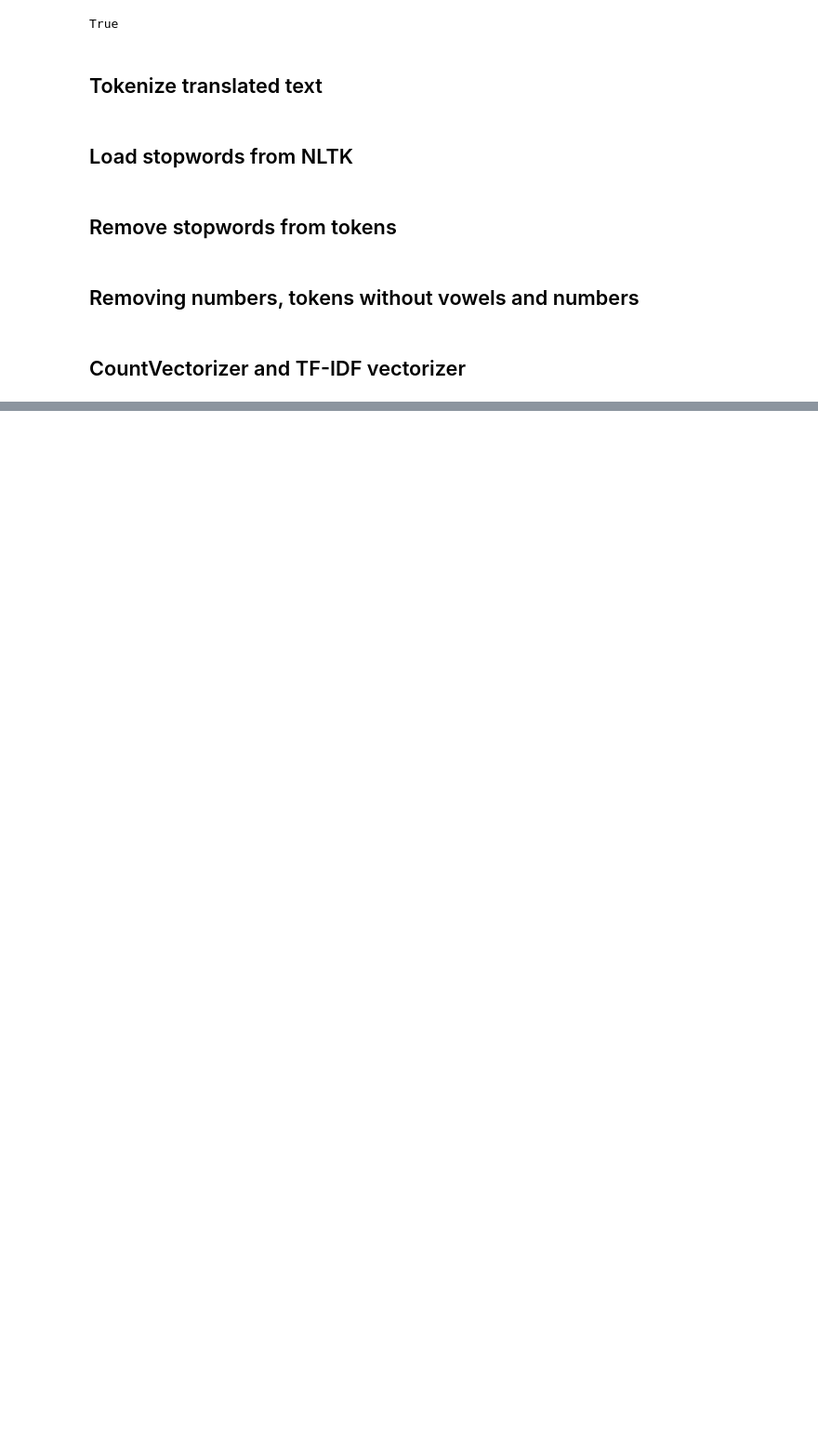
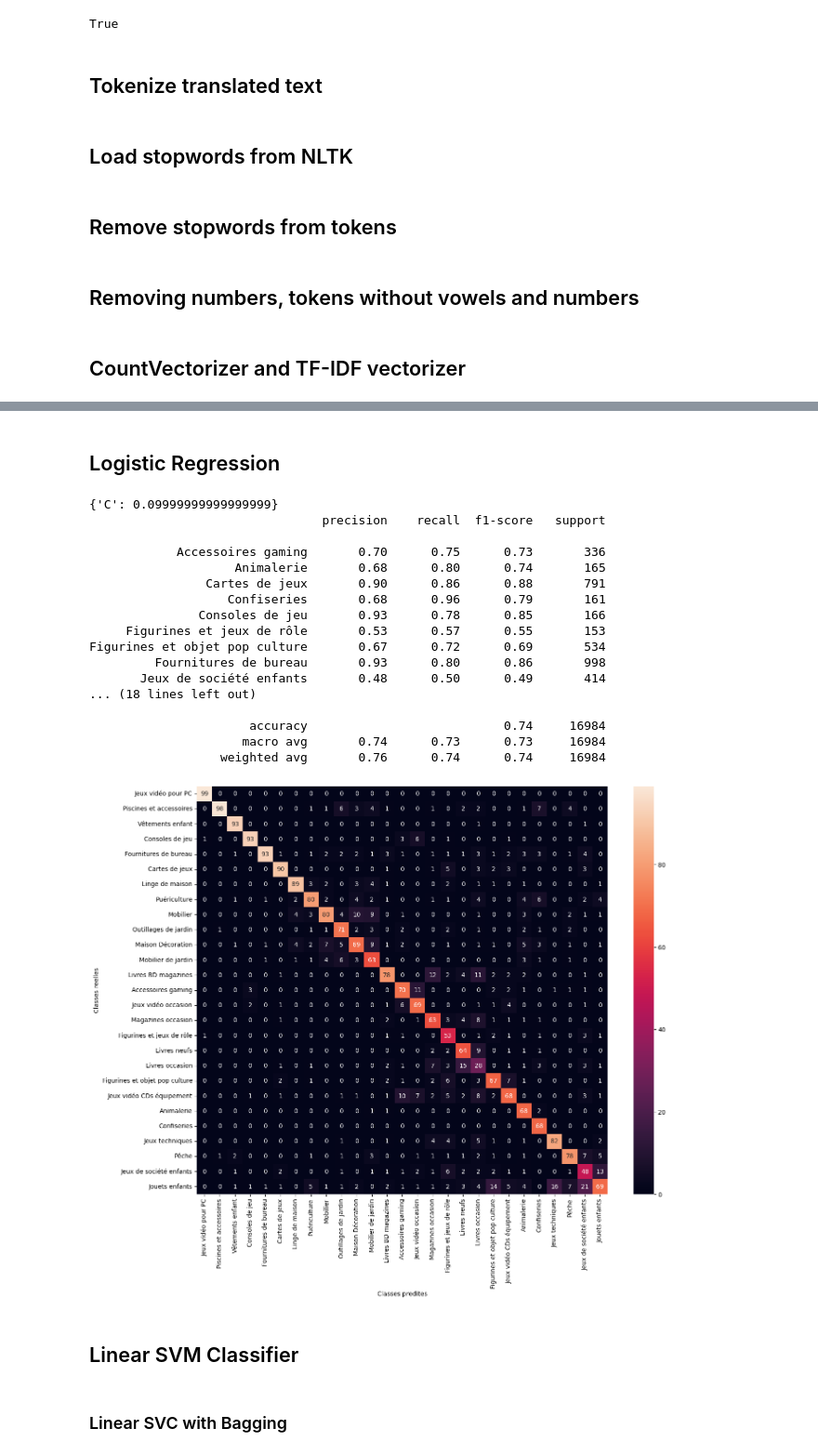
Before and after one commit to Konarovic/Rakuten, a Jupyter notebook: notebook/notebook_Textclassification.ipynb, the cells around one changed output, grey strips where cells are left out. Shown: that part at 93% size. Cells and saved outputs as stored; diff of their text form; code cells hidden in the pictures; blank space fills up the shorter version.

```diff
--- a/notebook/notebook_Textclassification.ipynb
+++ b/notebook/notebook_Textclassification.ipynb
@@ -78,4 +88,4 @@ def remove_stopwords(words, stopwords):
     words_filtered = [word for word in words if word not in stopwords]
     return words_filtered
 
-data['designation_tokens'] = data['designation_tokens'].apply(lambda x: remove_stopwords(x, stop_words))
+data['tokens'] = data['tokens'].apply(lambda x: remove_stopwords(x, stop_words))
@@ -88,2 +105,5 @@ data['designation_tokens'] = data['designation_tokens'].apply(lambda x:  re.sub(
+# %%
+#remove words shorter than 4 characters
+data['tokens'] = data['tokens'].apply(lambda x:  re.sub(r"\b\w{1,2}\b(?!°)", ' ', x))
 # %%
 #remove words shorter than 4 characters
@@ -163,0 +217,38 @@ X_test_tfidf = Vtfidf.transform(X_test)
+# %% [markdown]
+## Logistic Regression
+# %%
+from sklearn.linear_model import LogisticRegression
+
+lgc = LogisticRegression(C=0.5, penalty='l2', dual=False, class_weight='balanced', random_state=123)
+
+params = {'C': np.arange(0.01, 0.11, 0.01)}
+
+gridcv_lgc = GridSearchCV(lgc, param_grid=params, cv=5, n_jobs=-1, scoring='f1_weighted')
+
+gridcv_lgc.fit(X_train_tfidf, y_train);
+
+y_pred_lgc = gridcv_lgc.predict(X_test_tfidf)
+
+print(gridcv_lgc.best_params_)
+plot_classification_results(y_test, y_pred_lgc);
+# %% [output]
+{'C': 0.09999999999999999}
+                                precision    recall  f1-score   support
+
+            Accessoires gaming       0.70      0.75      0.73       336
+                    Animalerie       0.68      0.80      0.74       165
+                Cartes de jeux       0.90      0.86      0.88       791
+                   Confiseries       0.68      0.96      0.79       161
+               Consoles de jeu       0.93      0.78      0.85       166
+     Figurines et jeux de rôle       0.53      0.57      0.55       153
+Figurines et objet pop culture       0.67      0.72      0.69       534
+         Fournitures de bureau       0.93      0.80      0.86       998
+       Jeux de société enfants       0.48      0.50      0.49       414
+... (18 lines left out)
+
+                      accuracy                           0.74     16984
+                     macro avg       0.74      0.73      0.73     16984
+                  weighted avg       0.76      0.74      0.74     16984
+[figure, added]
+# %% [markdown]
+## Linear SVM Classifier
@@ -163,0 +275,2 @@ X_test_tfidf = Vtfidf.transform(X_test)
+# %% [markdown]
+### Linear SVC with Bagging
```
Also changed, not shown: parts of 35 cells of this notebook.
